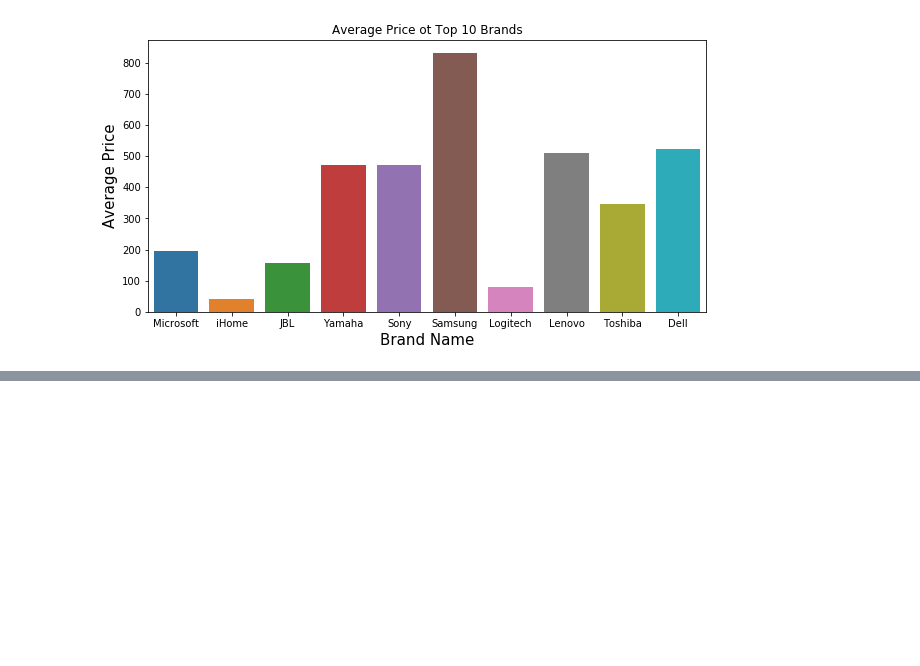
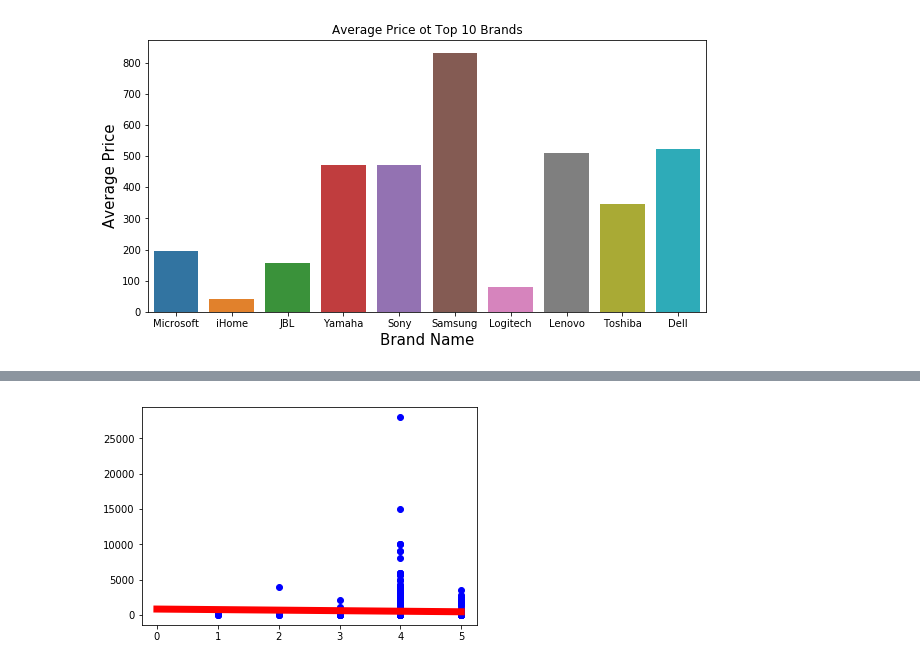
Before and after one commit to Data-Science-Proj/SalesStats, a Jupyter notebook: Explanatory analysis for Question 3.ipynb, the cells around one changed output, grey strips where cells are left out. Drawn from its saved outputs; the diff is of its cells as text; code cells hidden in the pictures; blank space fills up the shorter version.

```diff
--- a/Explanatory analysis for Question 3.ipynb
+++ b/Explanatory analysis for Question 3.ipynb
@@ -109,0 +217,6 @@ plt.show()
+# %%
+_ = plt.plot(cleaned_data.Reviews, cleaned_data.price, color='blue', marker='.', markersize=12, linestyle='none')
+_ = plt.plot([0, 5], [alpha, alpha + beta * 5],  color='red', linewidth=7)
+_ = plt.title('')
+# %% [output]
+[figure, added]
```
Also changed, not shown: parts of 17 cells of this notebook.
